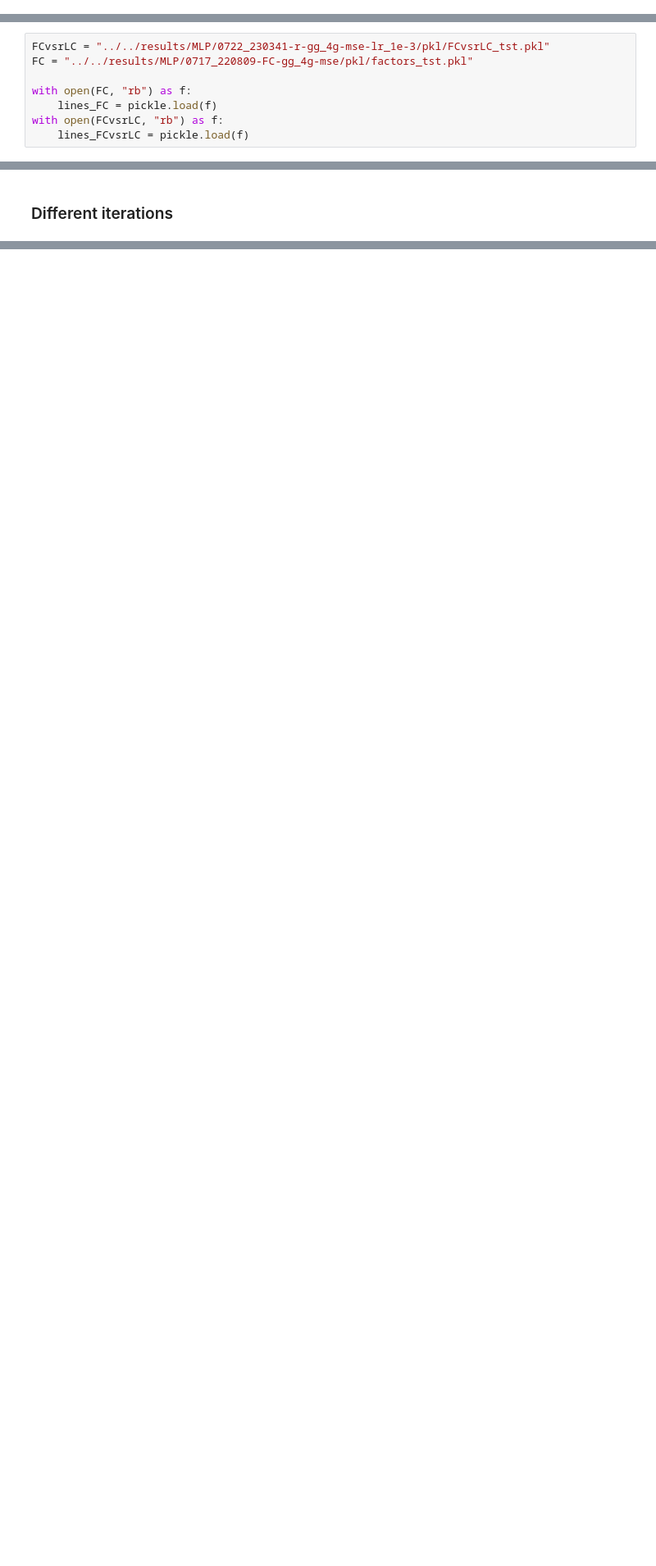
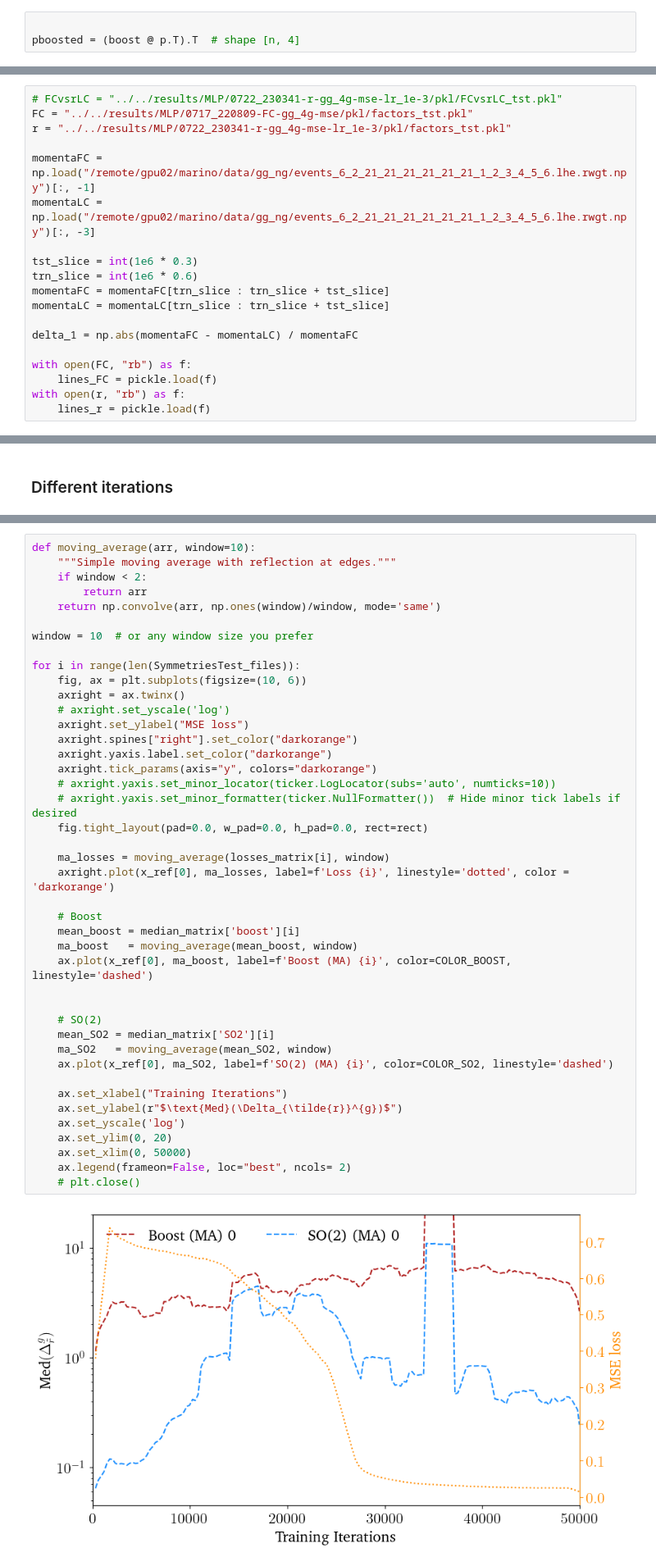
Before and after one commit to madgraph-ml/fastcolor, a Jupyter notebook: src/playground/plots.ipynb, the cells around one changed output, grey strips where cells are left out. Shown at 82% size. Cells and saved outputs as stored; diff of their text form; blank space fills up the shorter version.

Commit message:
added symmetries studies

```diff
--- a/src/playground/plots.ipynb
+++ b/src/playground/plots.ipynb
@@ -78,0 +206,3 @@ def load(path: str, name: str):
+# %%
+
+pboosted = (boost @ p.T).T  # shape [n, 4]
@@ -985,10 +1136,21 @@ with PdfPages(f"figs/new_dataset/gg_5g-r.pdf") as pp:
 # %% [markdown]
 ## Regression plots
 # %%
-FCvsrLC = "../../results/MLP/0722_230341-r-gg_4g-mse-lr_1e-3/pkl/FCvsrLC_tst.pkl"
+# FCvsrLC = "../../results/MLP/0722_230341-r-gg_4g-mse-lr_1e-3/pkl/FCvsrLC_tst.pkl"
 FC = "../../results/MLP/0717_220809-FC-gg_4g-mse/pkl/factors_tst.pkl"
+r = "../../results/MLP/0722_230341-r-gg_4g-mse-lr_1e-3/pkl/factors_tst.pkl"
+
+momentaFC = np.load("/remote/gpu02/marino/data/gg_ng/events_6_2_21_21_21_21_21_21_1_2_3_4_5_6.lhe.rwgt.npy")[:, -1]
+momentaLC = np.load("/remote/gpu02/marino/data/gg_ng/events_6_2_21_21_21_21_21_21_1_2_3_4_5_6.lhe.rwgt.npy")[:, -3]
+
+tst_slice = int(1e6 * 0.3)
+trn_slice = int(1e6 * 0.6)
+momentaFC = momentaFC[trn_slice : trn_slice + tst_slice]
+momentaLC = momentaLC[trn_slice : trn_slice + tst_slice]
+
+delta_1 = np.abs(momentaFC - momentaLC) / momentaFC
 
 with open(FC, "rb") as f:
     lines_FC = pickle.load(f)
-with open(FCvsrLC, "rb") as f:
-    lines_FCvsrLC = pickle.load(f)
+with open(r, "rb") as f:
+    lines_r = pickle.load(f)
@@ -2439,0 +2461,44 @@ Skipping r-HET-pdrop_0-lr_1e-4
+# %%
+def moving_average(arr, window=10):
+    """Simple moving average with reflection at edges."""
+    if window < 2:
+        return arr
+    return np.convolve(arr, np.ones(window)/window, mode='same')
+
+window = 10  # or any window size you prefer
+
+for i in range(len(SymmetriesTest_files)):
+    fig, ax = plt.subplots(figsize=(10, 6))
+    axright = ax.twinx()
+    # axright.set_yscale('log')
+    axright.set_ylabel("MSE loss")
+    axright.spines["right"].set_color("darkorange")
+    axright.yaxis.label.set_color("darkorange")
+    axright.tick_params(axis="y", colors="darkorange")
+    # axright.yaxis.set_minor_locator(ticker.LogLocator(subs='auto', numticks=10))
+    # axright.yaxis.set_minor_formatter(ticker.NullFormatter())  # Hide minor tick labels if desired
+    fig.tight_layout(pad=0.0, w_pad=0.0, h_pad=0.0, rect=rect)
+
+    ma_losses = moving_average(losses_matrix[i], window)
+    axright.plot(x_ref[0], ma_losses, label=f'Loss {i}', linestyle='dotted', color = 'darkorange')
+
+    # Boost
+    mean_boost = median_matrix['boost'][i]
+    ma_boost   = moving_average(mean_boost, window)
+    ax.plot(x_ref[0], ma_boost, label=f'Boost (MA) {i}', color=COLOR_BOOST, linestyle='dashed')
+
+
+    # SO(2)
+    mean_SO2 = median_matrix['SO2'][i]
+    ma_SO2   = moving_average(mean_SO2, window)
+    ax.plot(x_ref[0], ma_SO2, label=f'SO(2) (MA) {i}', color=COLOR_SO2, linestyle='dashed')
+
+    ax.set_xlabel("Training Iterations")
+    ax.set_ylabel(r"$\text{Med}(\Delta_{\tilde{r}}^{g})$")
+    ax.set_yscale('log')
+    ax.set_ylim(0, 20)
+    ax.set_xlim(0, 50000)
+    ax.legend(frameon=False, loc="best", ncols= 2)
+    # plt.close()
+# %% [output]
+[figure, added]
```
Also changed, not shown: parts of 30 cells of this notebook.
